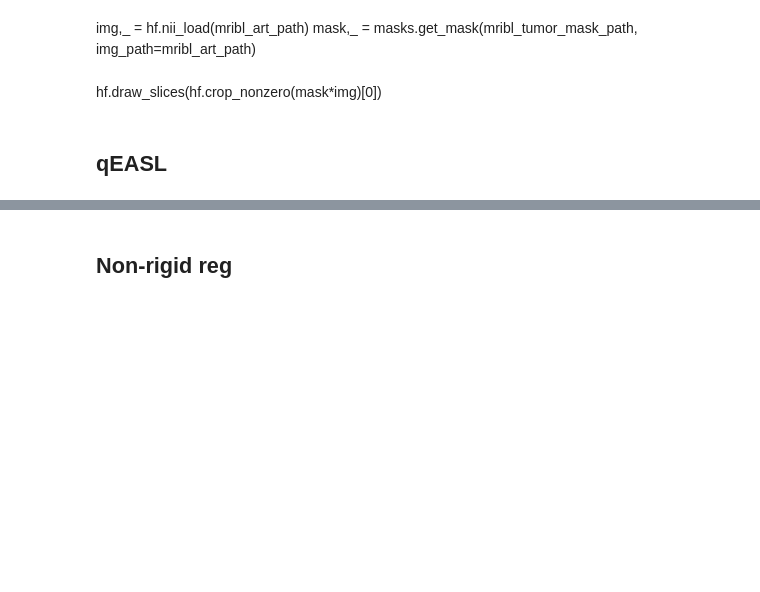
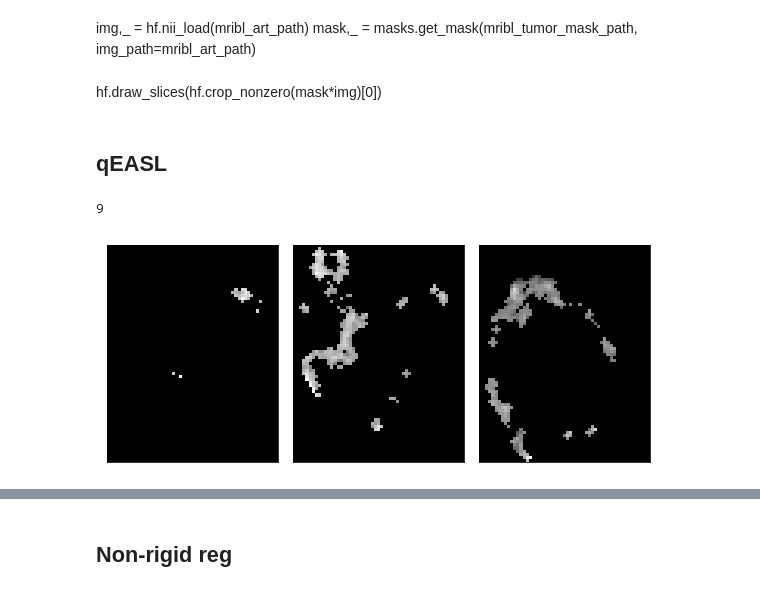
Before and after one commit to clintonjwang/lipiodol, a Jupyter notebook: data-retriever.ipynb, the cells around one changed output, grey strips where cells are left out. Drawn from its saved outputs; the diff is of its cells as text; code cells hidden in the pictures; blank space fills up the shorter version.

```diff
--- a/data-retriever.ipynb
+++ b/data-retriever.ipynb
@@ -281,3 +282,7 @@ for fn in glob.glob(join(target_dir,"*")):
                                       P[mod]['enh'], P[mod]['nec'])
 # %%
 importlib.reload(lmet)
+# %%
+patients.index('BM-13')
+# %% [output]
+9
@@ -285,16 +303,17 @@ importlib.reload(lmet)
 df = pd.read_excel("D:\\Lipiodol\\qEASL.xlsx", index_col=0)
 
 target_dir = "D:\\Lipiodol\\Data"
-lesion_id = "BM-02".upper()
-patient_id = lesion_id[:5]
+lesion_id = "BM-20A".upper()
 importlib.reload(lm)
 P = lm.get_paths_dict(lesion_id, target_dir)
 # %%
 importlib.reload(lmet)
-threshold = 999#df.loc[patient_id, "BL Threshold"]
+threshold = df.loc[lesion_id, "BL Threshold"]
 mod='mrbl'
 lmet.seg_tumor_from_threshold(P[mod]['art'], P[mod]['pre'],
                               threshold, P[mod]['tumor'],
                               P[mod]['enh'], P[mod]['nec'])
 masks.draw_mask(P[mod]['enh'], P[mod]['art'], limit_mask_path=P[mod]['tumor']);
+# %% [output]
+[figure, added]
 # %%
```
Also changed, not shown: parts of 16 cells of this notebook, 3 other files.
